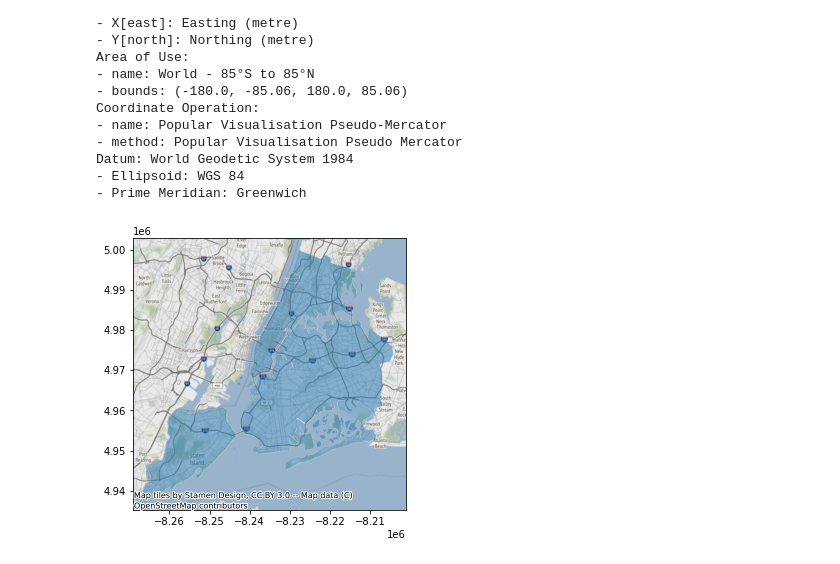
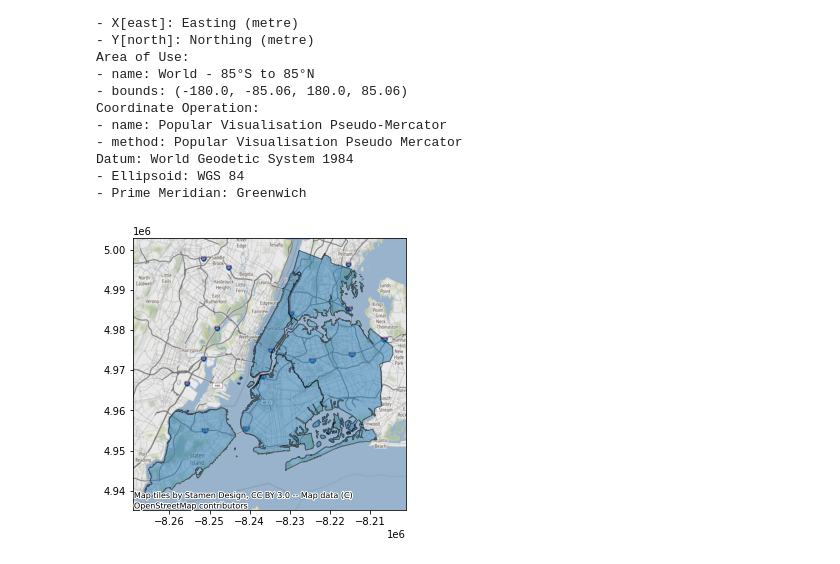
Before and after one commit to UIUC-iSchool-DataViz/is445_spring2021, a Jupyter notebook: week07/inClass_week07.ipynb, the cells around one changed output. Cells and saved outputs as stored; diff of their text form; code cells hidden in the pictures.

```diff
--- a/week07/inClass_week07.ipynb
+++ b/week07/inClass_week07.ipynb
@@ -520,9 +520,9 @@ Datum: World Geodetic System 1984
 # %%
 fig, ax = plt.subplots(figsize=(8,5))
 
-gdf.plot(ax=ax, alpha=0.5)
+gdf.plot(ax=ax, alpha=0.5, edgecolor='k')
 ctx.add_basemap(ax=ax)
 
 plt.show()
 # %% [output]
-[figure, old version]
+[figure, new version]
```
Also changed, not shown: parts of 3 cells of this notebook.
